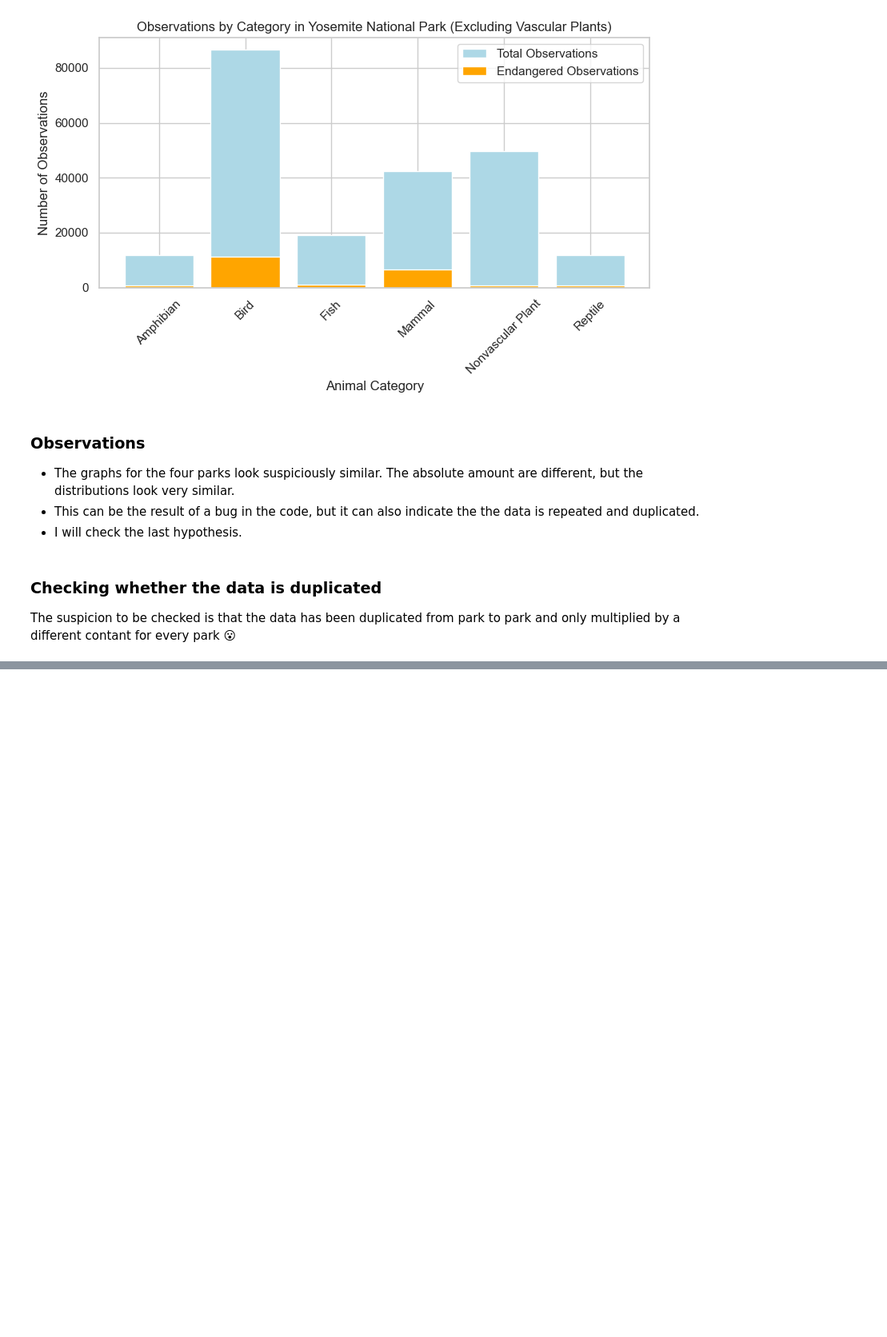
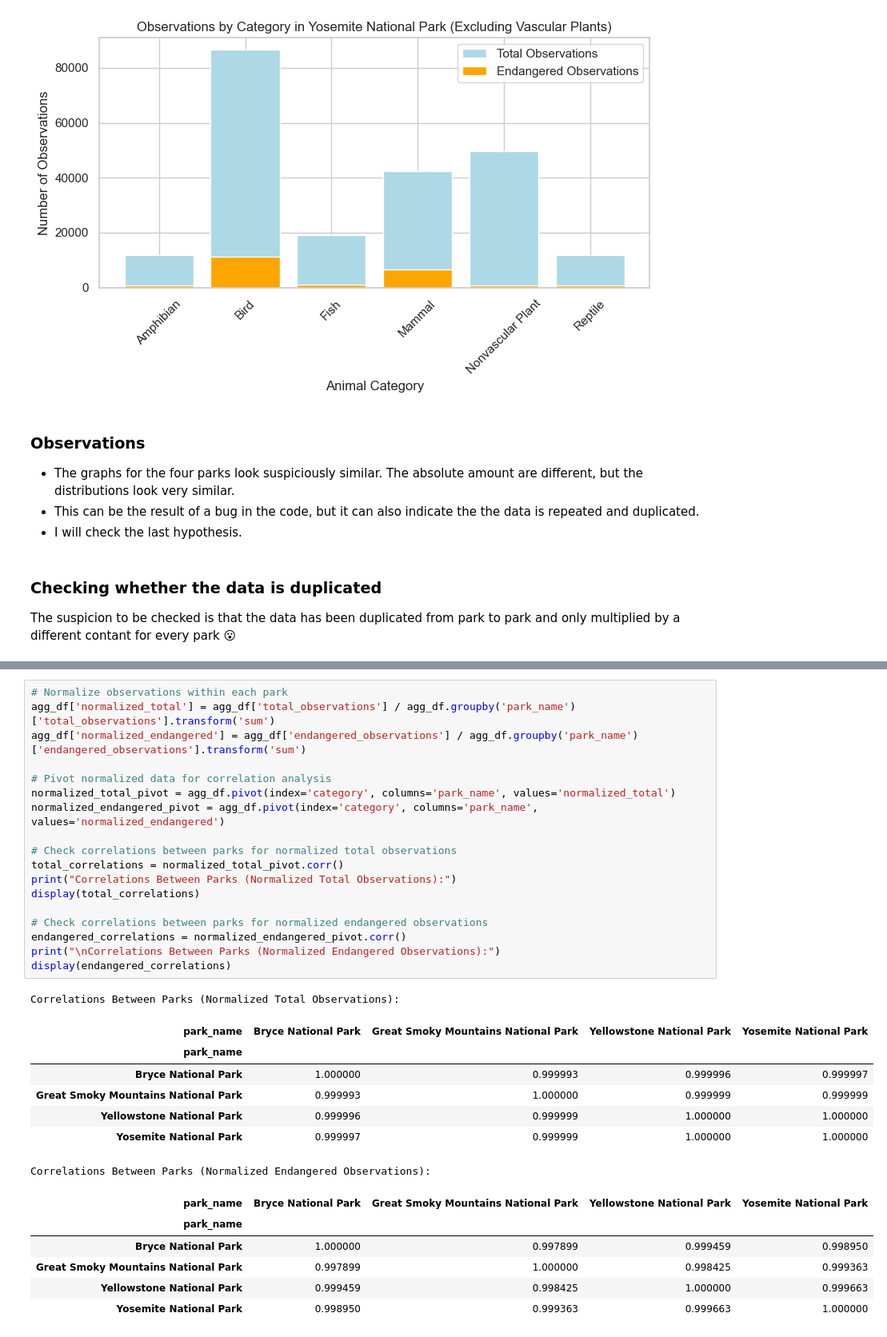
Before and after one commit to ramtob/CDC-Portfolio-0425-Biodiversity, a Jupyter notebook: biodiversity.ipynb, the cells around one changed output, grey strips where cells are left out. Shown at 80% size. Cells and saved outputs as stored; diff of their text form; blank space fills up the shorter version.

```diff
--- a/biodiversity.ipynb
+++ b/biodiversity.ipynb
@@ -507,0 +533,33 @@ Zygodon viridissimus var. rupestris                2.058824
+# %%
+# Normalize observations within each park
+agg_df['normalized_total'] = agg_df['total_observations'] / agg_df.groupby('park_name')['total_observations'].transform('sum')
+agg_df['normalized_endangered'] = agg_df['endangered_observations'] / agg_df.groupby('park_name')['endangered_observations'].transform('sum')
+
+# Pivot normalized data for correlation analysis
+normalized_total_pivot = agg_df.pivot(index='category', columns='park_name', values='normalized_total')
+normalized_endangered_pivot = agg_df.pivot(index='category', columns='park_name', values='normalized_endangered')
+
+# Check correlations between parks for normalized total observations
+total_correlations = normalized_total_pivot.corr()
+print("Correlations Between Parks (Normalized Total Observations):")
+display(total_correlations)
+
+# Check correlations between parks for normalized endangered observations
+endangered_correlations = normalized_endangered_pivot.corr()
+print("\nCorrelations Between Parks (Normalized Endangered Observations):")
+display(endangered_correlations)
+# %% [output]
+Correlations Between Parks (Normalized Total Observations):
+| park_name | Bryce National Park | Great Smoky Mountains National Park | Yellowstone National Park | Yosemite National Park |
+| park_name |  |  |  |  |
+| Bryce National Park | 1.000000 | 0.999993 | 0.999996 | 0.999997 |
+| Great Smoky Mountains National Park | 0.999993 | 1.000000 | 0.999999 | 0.999999 |
+| Yellowstone National Park | 0.999996 | 0.999999 | 1.000000 | 1.000000 |
+| Yosemite National Park | 0.999997 | 0.999999 | 1.000000 | 1.000000 |
+Correlations Between Parks (Normalized Endangered Observations):
+| park_name | Bryce National Park | Great Smoky Mountains National Park | Yellowstone National Park | Yosemite National Park |
+| park_name |  |  |  |  |
+| Bryce National Park | 1.000000 | 0.997899 | 0.999459 | 0.998950 |
+| Great Smoky Mountains National Park | 0.997899 | 1.000000 | 0.998425 | 0.999363 |
+| Yellowstone National Park | 0.999459 | 0.998425 | 1.000000 | 0.999663 |
+| Yosemite National Park | 0.998950 | 0.999363 | 0.999663 | 1.000000 |
```
Also changed, not shown: parts of 3 cells of this notebook.
